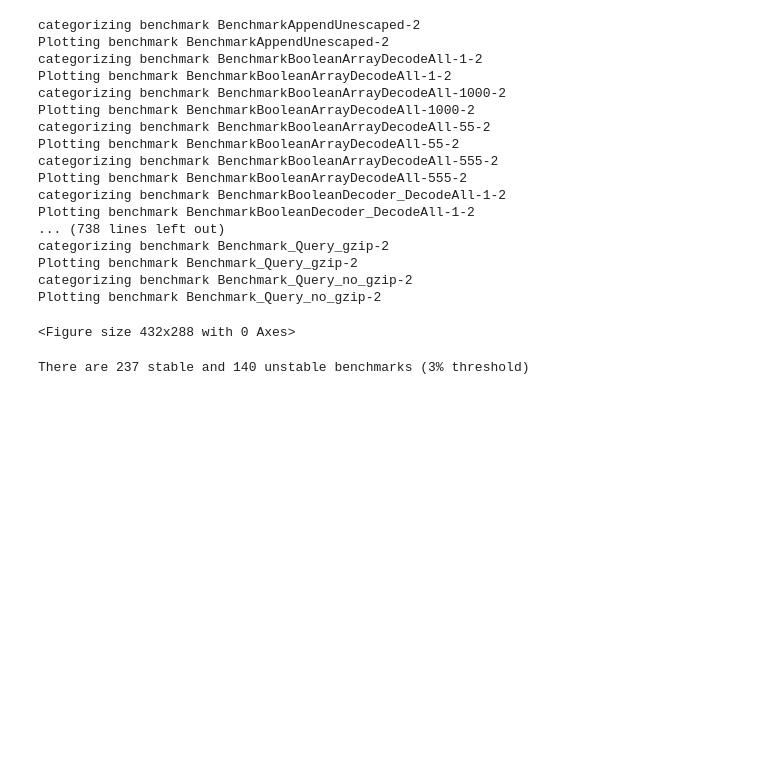
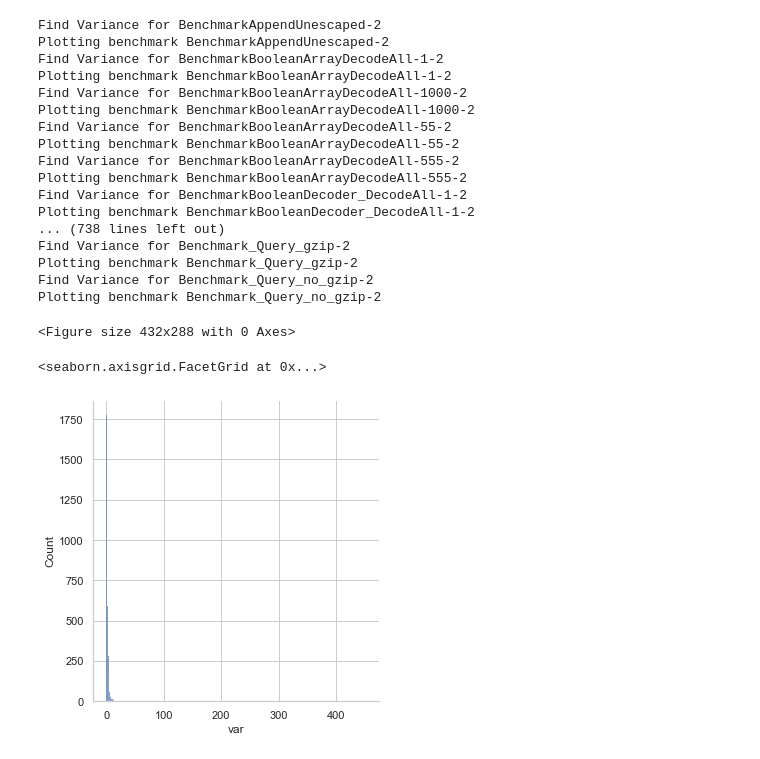
Before and after one commit to martingrambow/benchmarkStrategy, a Jupyter notebook: analysis/microbenchmarks_influxdb/micro_regression_bootstrap_draw_influx.ipynb, the cells around one changed output. Cells and saved outputs as stored; diff of their text form; code cells hidden in the pictures; blank space fills up the shorter version.

```diff
--- a/analysis/microbenchmarks_influxdb/micro_regression_bootstrap_draw_influx.ipynb
+++ b/analysis/microbenchmarks_influxdb/micro_regression_bootstrap_draw_influx.ipynb
@@ -18,3 +9,5 @@ other = 0
+# %%
+variances = []
 # %%
 
 all_files = glob.glob(foldername + "/*")
@@ -31,22 +24,28 @@ for file in all_files:
         name = nameparts[1]
         name = name[:-4]
 
-        print(f"categorizing benchmark {name}")
-        maxVariance = 0
-        improvements = 0
-        drops = 0
+        print(f"Find Variance for {name}")
         for index, row in df_results.iterrows():
             min = row["minSmall"]
             max = row["maxSmall"]
-            if max - min > maxVariance:
-                maxVariance = max - min
+            var = max - min
+            type = "< 1%"
+            if var > 1:
+                type = "1% - 3%"
+                if var > 3:
+                    type = "3% - 5%"
+                    if var > 5:
+                        type = "5% - 10%"
+                        if var > 10:
+                            type = "> 10%"
 
-        stableBenchmark = True
-        if maxVariance < varianceThreshold:
-            stable += 1
-        else:
-            unstable +=1
-            stableBenchmark = False
+
+            variances.append({
+                "name" : name,
+                "var" : var,
+                "volatility": type
+
+            })
 
 
         print(f"Plotting benchmark {name}")
@@ -74,31 +73,31 @@ for file in all_files:
         plot = sns.lineplot(data=df_results, x="number", y="minLarge", color="royalblue")
         plot = sns.lineplot(data=df_results, x="number", y="maxLarge", color="royalblue")
         plot.set(ylim=(min, max))
-        if stableBenchmark:
-            plt.savefig(f'{foldername}/stable/{name}.png')
-        else:
-            plt.savefig(f'{foldername}/unstable/{name}.png')
+        plt.savefig(f'{foldername}/plots/{name}.png')
         plt.clf()
 # %% [output]
-categorizing benchmark BenchmarkAppendUnescaped-2
+Find Variance for BenchmarkAppendUnescaped-2
 Plotting benchmark BenchmarkAppendUnescaped-2
-categorizing benchmark BenchmarkBooleanArrayDecodeAll-1-2
+Find Variance for BenchmarkBooleanArrayDecodeAll-1-2
 Plotting benchmark BenchmarkBooleanArrayDecodeAll-1-2
-categorizing benchmark BenchmarkBooleanArrayDecodeAll-1000-2
+Find Variance for BenchmarkBooleanArrayDecodeAll-1000-2
 Plotting benchmark BenchmarkBooleanArrayDecodeAll-1000-2
-categorizing benchmark BenchmarkBooleanArrayDecodeAll-55-2
+Find Variance for BenchmarkBooleanArrayDecodeAll-55-2
 Plotting benchmark BenchmarkBooleanArrayDecodeAll-55-2
-categorizing benchmark BenchmarkBooleanArrayDecodeAll-555-2
+Find Variance for BenchmarkBooleanArrayDecodeAll-555-2
 Plotting benchmark BenchmarkBooleanArrayDecodeAll-555-2
-categorizing benchmark BenchmarkBooleanDecoder_DecodeAll-1-2
+Find Variance for BenchmarkBooleanDecoder_DecodeAll-1-2
 Plotting benchmark BenchmarkBooleanDecoder_DecodeAll-1-2
 ... (738 lines left out)
-categorizing benchmark Benchmark_Query_gzip-2
+Find Variance for Benchmark_Query_gzip-2
 Plotting benchmark Benchmark_Query_gzip-2
-categorizing benchmark Benchmark_Query_no_gzip-2
+Find Variance for Benchmark_Query_no_gzip-2
 Plotting benchmark Benchmark_Query_no_gzip-2
 <Figure size 432x288 with 0 Axes>
-# %%
-print(f"There are {stable} stable and {unstable} unstable benchmarks ({varianceThreshold}% threshold)")
-# %% [output]
-There are 237 stable and 140 unstable benchmarks (3% threshold)
+# %%
+df_vars = pd.DataFrame(variances)
+#sns.displot(df_vars, x="var", bins=[5,10,15,20,30,40,50,60,70,80,90,100,110,120,130,140,150])
+sns.displot(df_vars, x="var", binwidth=1)
+# %% [output]
+<seaborn.axisgrid.FacetGrid at 0x...>
+[figure, added]
```
Also changed, not shown: parts of 2 cells of this notebook, 11 other files.
